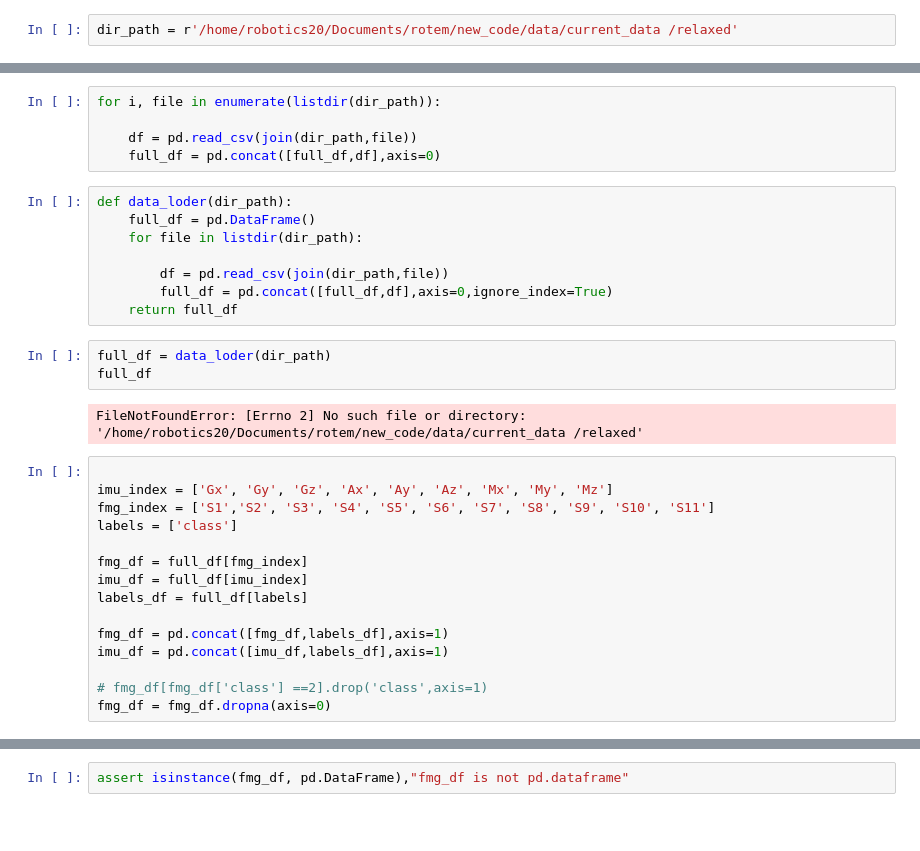
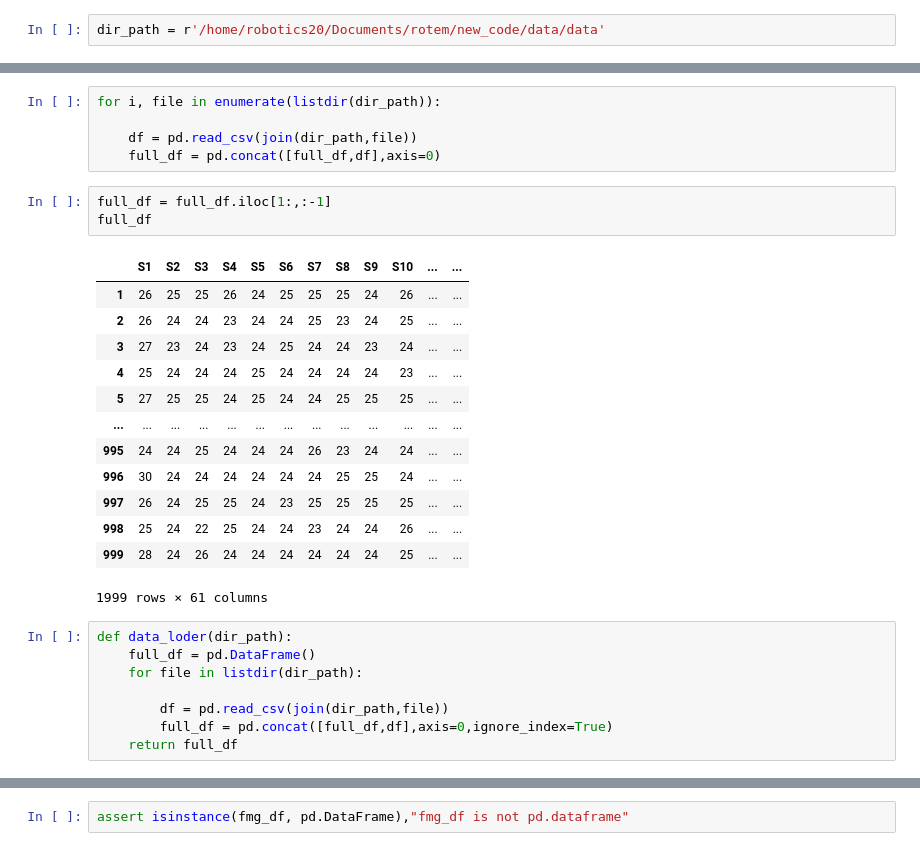
Before and after one commit to rotematari/roboticstau, a Jupyter notebook: new_code/data/test.ipynb, the cells around one changed output, grey strips where cells are left out. Cells and saved outputs as stored; diff of their text form; blank space fills up the shorter version.

Commit message:
data data_proses

```diff
--- a/new_code/data/test.ipynb
+++ b/new_code/data/test.ipynb
@@ -10,5 +13,5 @@ from os.path import isfile, join
 # %%
-dir_path = r'/home/robotics20/Documents/rotem/new_code/data/current_data /relaxed'
+dir_path = r'/home/robotics20/Documents/rotem/new_code/data/data'
 # %%
 join(dir_path,file)
 # %% [output]
@@ -21,6 +24,23 @@ for i, file in enumerate(listdir(dir_path)):
 
     df = pd.read_csv(join(dir_path,file))
     full_df = pd.concat([full_df,df],axis=0)
+# %%
+full_df = full_df.iloc[1:,:-1]
+full_df
+# %% [output]
+|  | S1 | S2 | S3 | S4 | S5 | S6 | S7 | S8 | S9 | S10 | ... | ... |
+| 1 | 26 | 25 | 25 | 26 | 24 | 25 | 25 | 25 | 24 | 26 | ... | ... |
+| 2 | 26 | 24 | 24 | 23 | 24 | 24 | 25 | 23 | 24 | 25 | ... | ... |
+| 3 | 27 | 23 | 24 | 23 | 24 | 25 | 24 | 24 | 23 | 24 | ... | ... |
+| 4 | 25 | 24 | 24 | 24 | 25 | 24 | 24 | 24 | 24 | 23 | ... | ... |
+| 5 | 27 | 25 | 25 | 24 | 25 | 24 | 24 | 25 | 25 | 25 | ... | ... |
+| ... | ... | ... | ... | ... | ... | ... | ... | ... | ... | ... | ... | ... |
+| 995 | 24 | 24 | 25 | 24 | 24 | 24 | 26 | 23 | 24 | 24 | ... | ... |
+| 996 | 30 | 24 | 24 | 24 | 24 | 24 | 24 | 25 | 25 | 24 | ... | ... |
+| 997 | 26 | 24 | 25 | 25 | 24 | 23 | 25 | 25 | 25 | 25 | ... | ... |
+| 998 | 25 | 24 | 22 | 25 | 24 | 24 | 23 | 24 | 24 | 26 | ... | ... |
+| 999 | 28 | 24 | 26 | 24 | 24 | 24 | 24 | 24 | 24 | 25 | ... | ... |
+1999 rows × 61 columns
 # %%
 def data_loder(dir_path):
     full_df = pd.DataFrame()
@@ -29,23 +49,3 @@ def data_loder(dir_path):
         df = pd.read_csv(join(dir_path,file))
         full_df = pd.concat([full_df,df],axis=0,ignore_index=True)
     return full_df
-# %%
-full_df = data_loder(dir_path)
-full_df
-# %% [output]
-FileNotFoundError: [Errno 2] No such file or directory: '/home/robotics20/Documents/rotem/new_code/data/current_data /relaxed'
-# %%
-
-imu_index = ['Gx', 'Gy', 'Gz', 'Ax', 'Ay', 'Az', 'Mx', 'My', 'Mz']
-fmg_index = ['S1','S2', 'S3', 'S4', 'S5', 'S6', 'S7', 'S8', 'S9', 'S10', 'S11']
-labels = ['class']
-
-fmg_df = full_df[fmg_index]
-imu_df = full_df[imu_index]
-labels_df = full_df[labels]
-
-fmg_df = pd.concat([fmg_df,labels_df],axis=1)
-imu_df = pd.concat([imu_df,labels_df],axis=1)
-
-# fmg_df[fmg_df['class'] ==2].drop('class',axis=1)
-fmg_df = fmg_df.dropna(axis=0)
```
Also changed, not shown: parts of 18 cells of this notebook, 2 other files.
